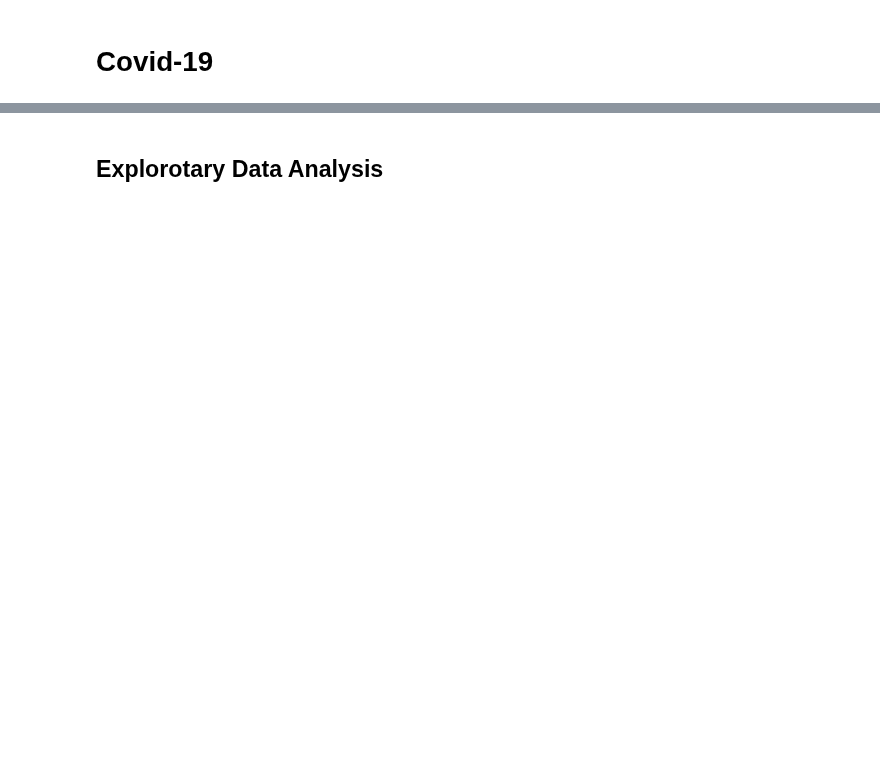
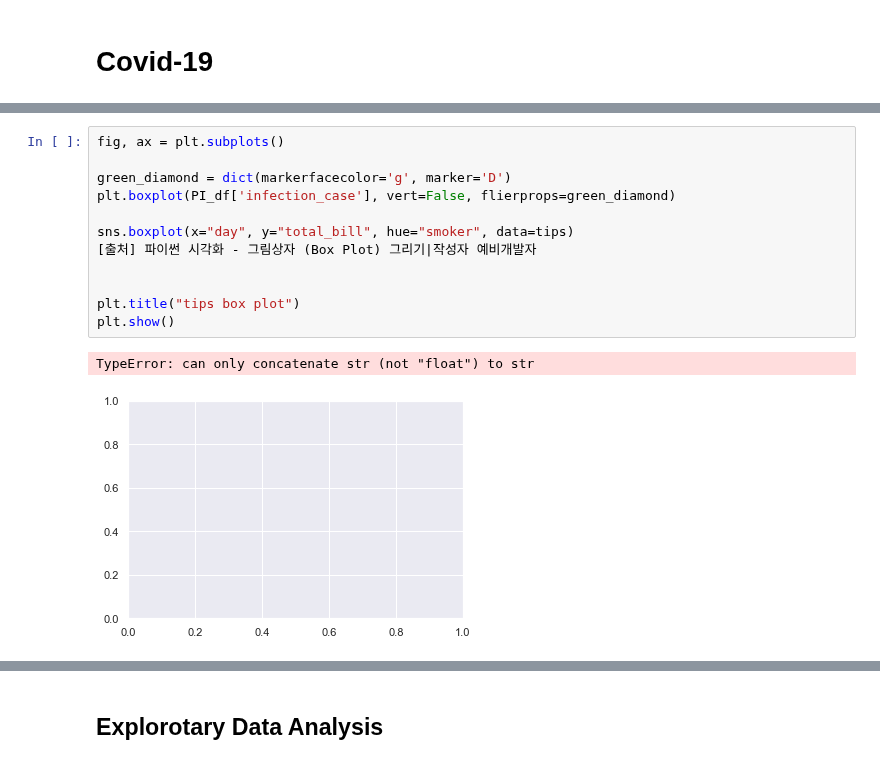
Before and after one commit to zzozzo/Datathon, a Jupyter notebook: DS_covid19.ipynb, the cells around one changed output, grey strips where cells are left out. Cells and saved outputs as stored; diff of their text form; blank space fills up the shorter version.

```diff
--- a/DS_covid19.ipynb
+++ b/DS_covid19.ipynb
@@ -488,0 +274,15 @@ print(latest)
+# %%
+fig, ax = plt.subplots()
+
+green_diamond = dict(markerfacecolor='g', marker='D')
+plt.boxplot(PI_df['infection_case'], vert=False, flierprops=green_diamond)
+
+sns.boxplot(x="day", y="total_bill", hue="smoker", data=tips)
+[출처] 파이썬 시각화 - 그림상자 (Box Plot) 그리기|작성자 예비개발자
+
+
+plt.title("tips box plot")
+plt.show()
+# %% [output]
+TypeError: can only concatenate str (not "float") to str
+[figure, added]
```
Also changed, not shown: parts of 94 cells of this notebook.
